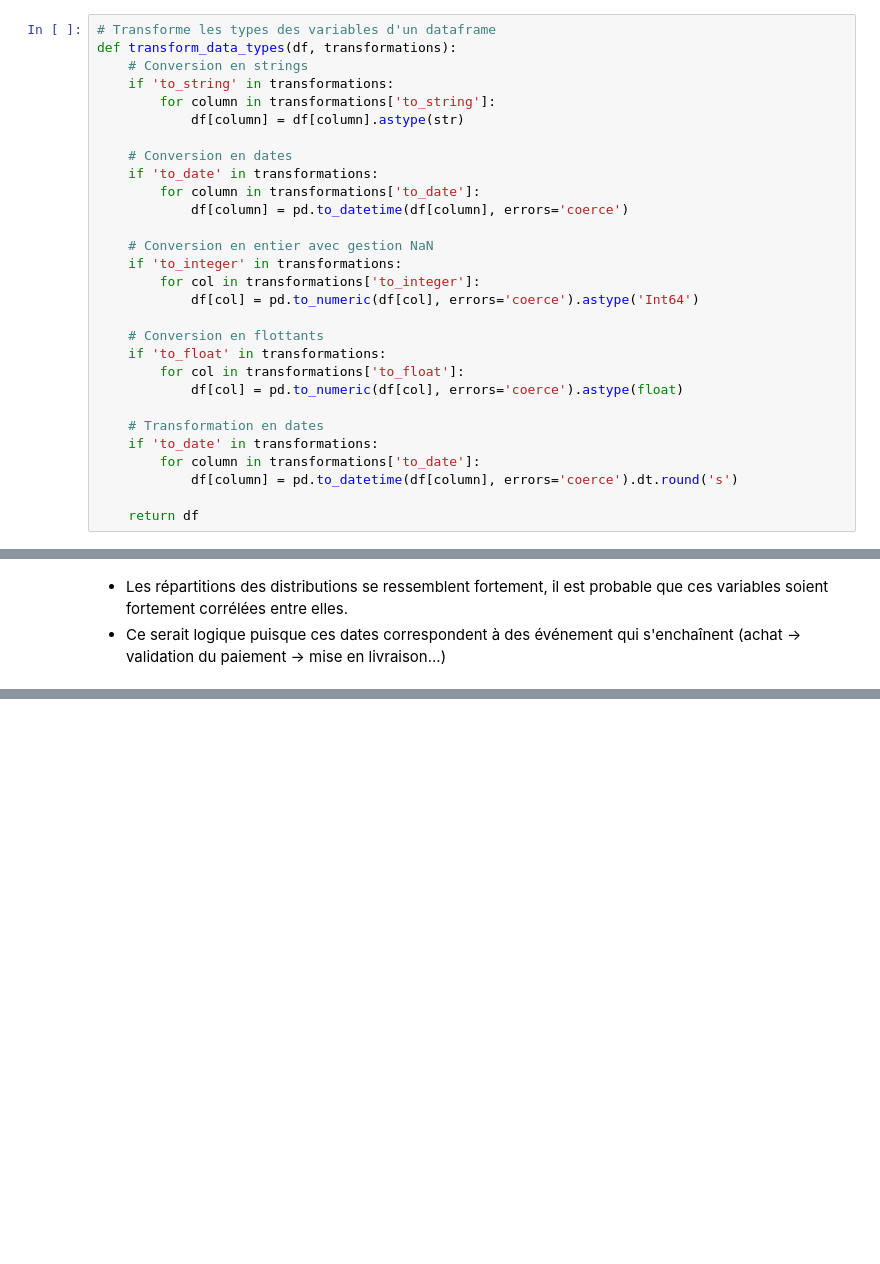
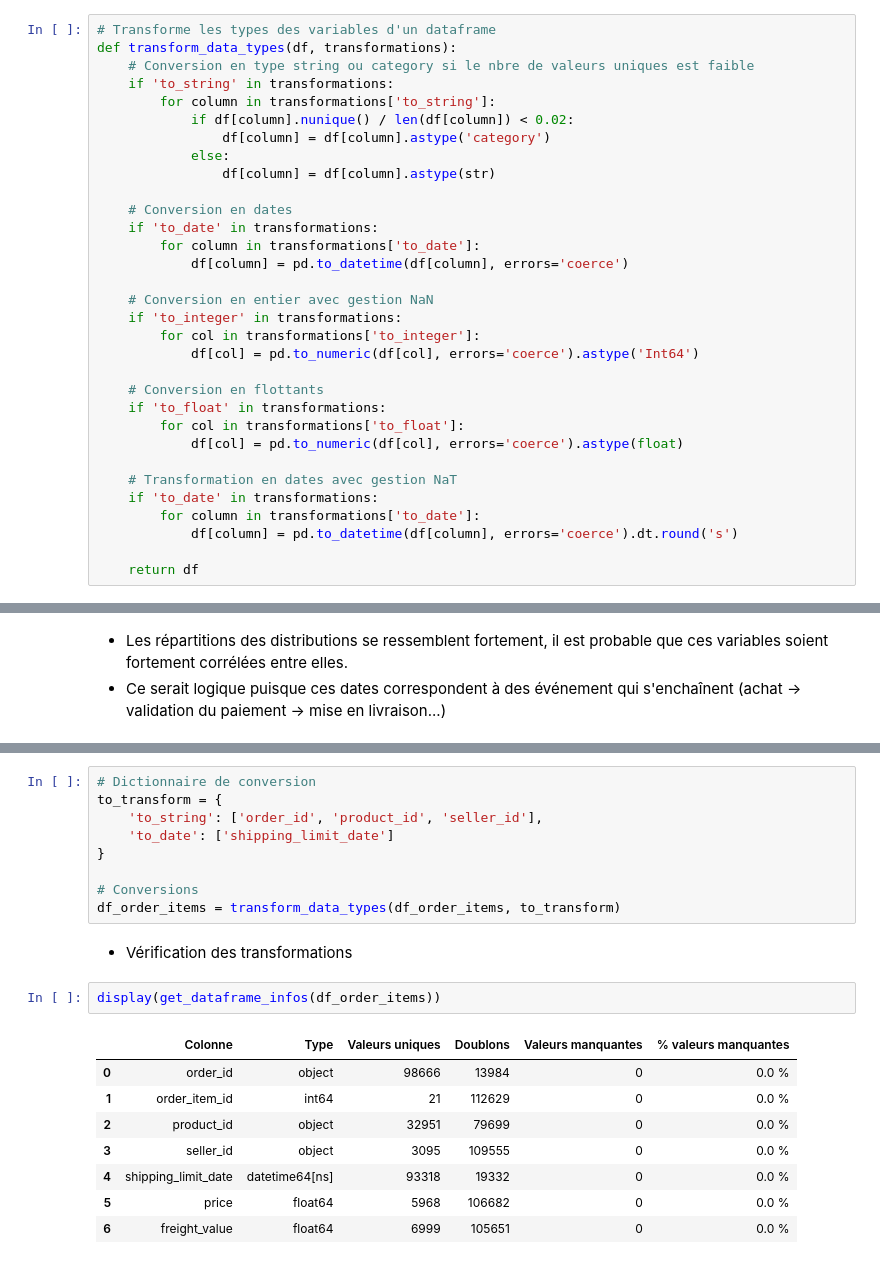
Before and after one commit to Christophe-Aballea/OC_projet5_Segmentez_des_clients_d_un_site_ecommerce, a Jupyter notebook: P05_Notebook2_EDA_FE.ipynb, the cells around one changed output, grey strips where cells are left out. Saved outputs shown, nothing was run; the diff lists cells and outputs as text; blank space fills up the shorter version.

```diff
--- a/P05_Notebook2_EDA_FE.ipynb
+++ b/P05_Notebook2_EDA_FE.ipynb
@@ -142,10 +142,13 @@ def get_dataframe_infos(df):
 # %%
 # Transforme les types des variables d'un dataframe
 def transform_data_types(df, transformations):
-    # Conversion en strings
+    # Conversion en type string ou category si le nbre de valeurs uniques est faible
     if 'to_string' in transformations:
         for column in transformations['to_string']:
-            df[column] = df[column].astype(str)
+            if df[column].nunique() / len(df[column]) < 0.02:
+                df[column] = df[column].astype('category')
+            else:
+                df[column] = df[column].astype(str)
 
     # Conversion en dates
     if 'to_date' in transformations:
@@ -162,7 +165,7 @@ def transform_data_types(df, transformations):
         for col in transformations['to_float']:
             df[col] = pd.to_numeric(df[col], errors='coerce').astype(float)
 
-    # Transformation en dates
+    # Transformation en dates avec gestion NaT
     if 'to_date' in transformations:
         for column in transformations['to_date']:
             df[column] = pd.to_datetime(df[column], errors='coerce').dt.round('s')
@@ -516,0 +570,22 @@ display(get_dataframe_infos(df_orders))
+# %%
+# Dictionnaire de conversion
+to_transform = {
+    'to_string': ['order_id', 'product_id', 'seller_id'],
+    'to_date': ['shipping_limit_date']
+}
+
+# Conversions
+df_order_items = transform_data_types(df_order_items, to_transform)
+# %% [markdown]
+* Vérification des transformations
+# %%
+display(get_dataframe_infos(df_order_items))
+# %% [output]
+|  | Colonne | Type | Valeurs uniques | Doublons | Valeurs manquantes | % valeurs manquantes |
+| 0 | order_id | object | 98666 | 13984 | 0 | 0.0 % |
+| 1 | order_item_id | int64 | 21 | 112629 | 0 | 0.0 % |
+| 2 | product_id | object | 32951 | 79699 | 0 | 0.0 % |
+| 3 | seller_id | object | 3095 | 109555 | 0 | 0.0 % |
+| 4 | shipping_limit_date | datetime64[ns] | 93318 | 19332 | 0 | 0.0 % |
+| 5 | price | float64 | 5968 | 106682 | 0 | 0.0 % |
+| 6 | freight_value | float64 | 6999 | 105651 | 0 | 0.0 % |
```
Also changed, not shown: parts of 12 cells of this notebook, 1 other file.
